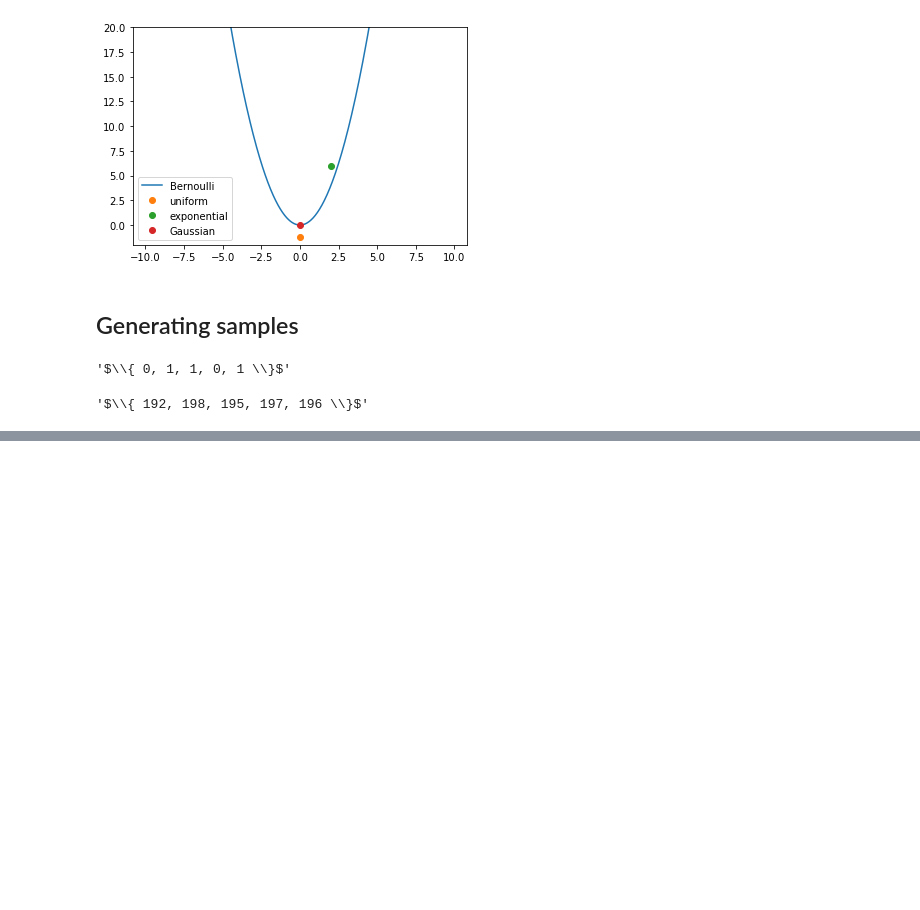
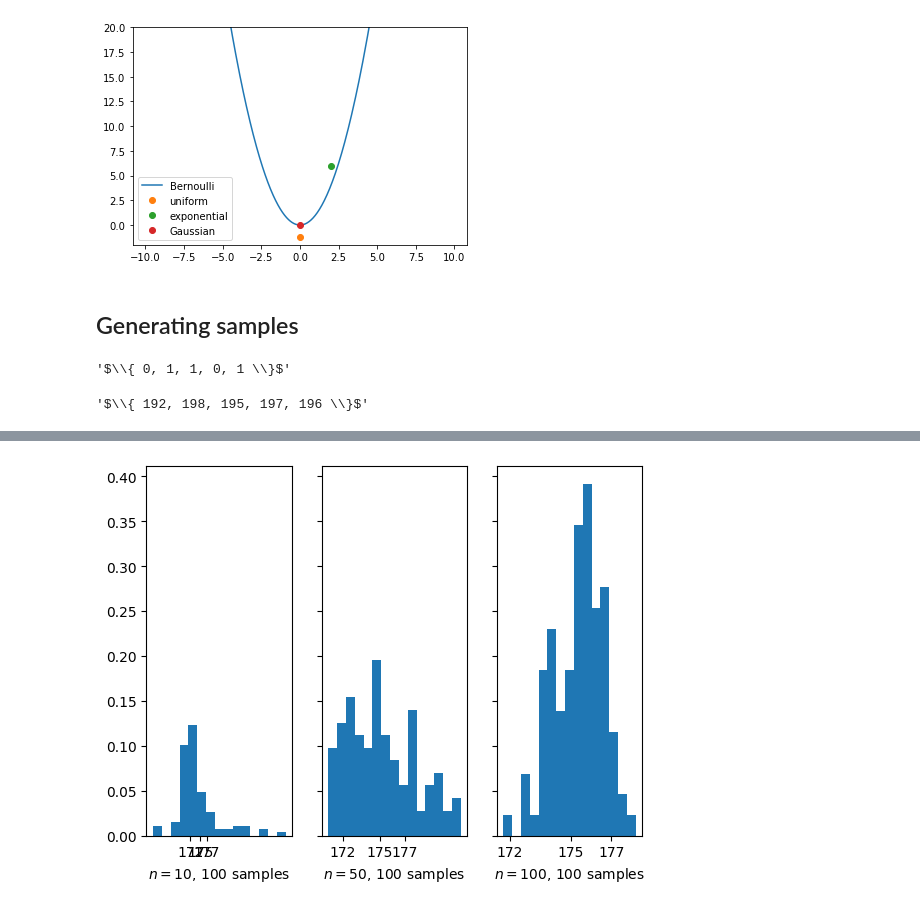
Before and after one commit to dariomalchiodi/sds, a Jupyter notebook: sds/notebooks/notebooks.ipynb, the cells around one changed output, grey strips where cells are left out. Cells and saved outputs as stored; diff of their text form; code cells hidden in the pictures; blank space fills up the shorter version.

```diff
--- a/sds/notebooks/notebooks.ipynb
+++ b/sds/notebooks/notebooks.ipynb
@@ -611,0 +697,9 @@ height_sample(5)
+# %%
+num_samples = 100
+
+fig, axes = plt.subplots(1, 3, sharey=True)
+for ax, n in zip(axes, (10, 50, 100)):
+    mean_histogram(heroes, 'Height', n, num_samples, ax)
+fig.show()
+# %% [output]
+[figure, added]
```
Also changed, not shown: parts of 8 cells of this notebook, 5 other files.
